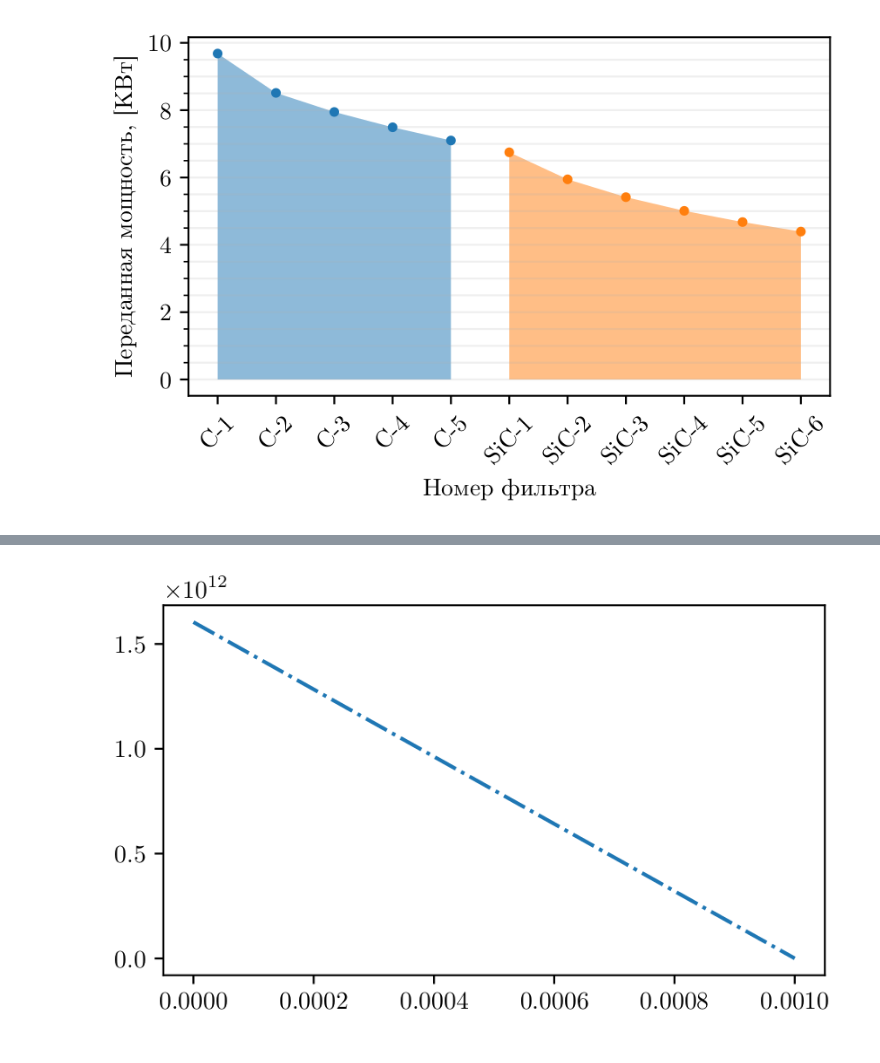
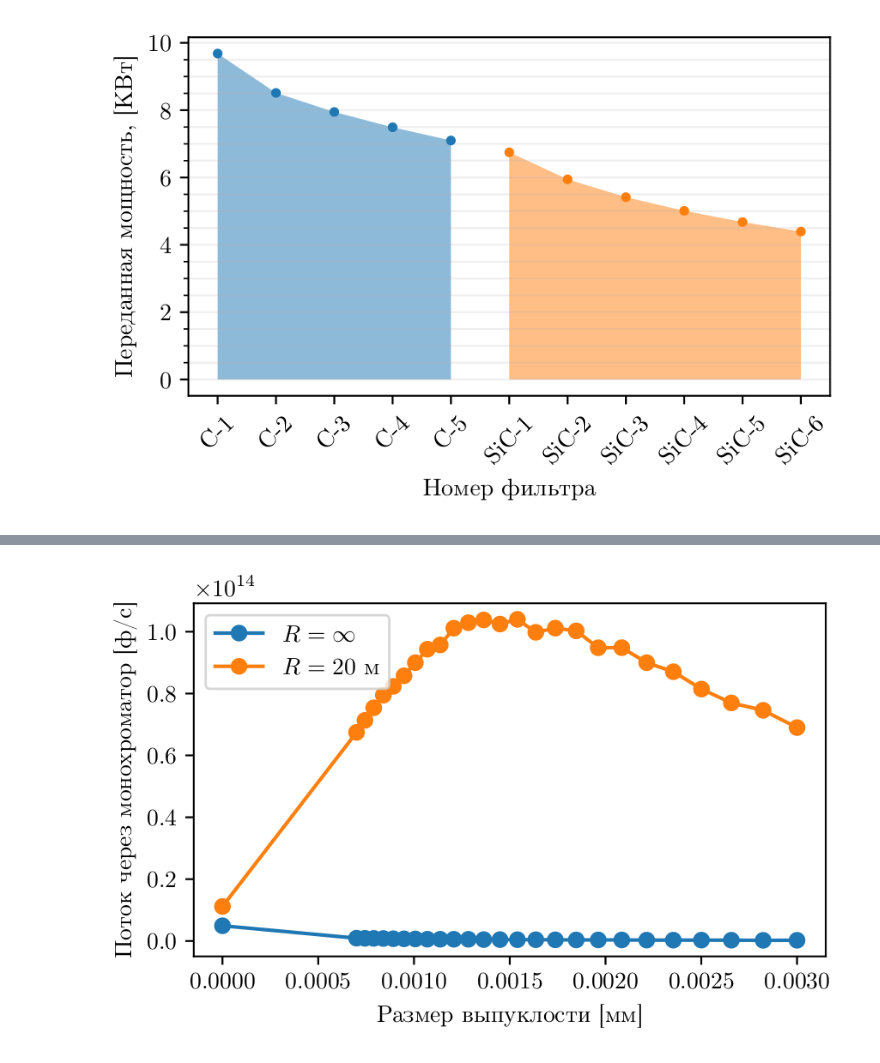
Before and after one commit to glebdovzhenko/skif-xrt, a Jupyter notebook: notebooks/dcd_paper_1.ipynb, the cells around one changed output, grey strips where cells are left out. Cells and saved outputs as stored; diff of their text form; code cells hidden in the pictures.

```diff
--- a/notebooks/dcd_paper_1.ipynb
+++ b/notebooks/dcd_paper_1.ipynb
@@ -973,24 +1015,46 @@ fig
 # %%
-dd = os.path.join(os.getenv('BASE_DIR'), 'datasets', 'skif15', 'bump_size_1')
+dd = os.path.join(os.getenv('BASE_DIR'), 'datasets', 'skif15', 'bump_size_flat')
 
 bump_ampl, flux = [], []
 for f_name in os.listdir(dd):
     m = re.match(r'ES-XZ-(?P<kev>\d+)keV-(?P<bumpampl>[\d\.-]+).pickle', f_name)
     if m is None:
         continue
 
     with open(os.path.join(dd, f_name), 'rb') as f:
         data = pickle.load(f)
         bump_ampl.append(float(m.groups()[1]))
         flux.append(data.flux)
 
 bump_ampl, flux = np.array(bump_ampl), np.array(flux)
 ii = np.argsort(bump_ampl)
 bump_ampl, flux = bump_ampl[ii], flux[ii]
 
+dd = os.path.join(os.getenv('BASE_DIR'), 'datasets', 'skif15', 'bump_size_20m')
+
+bump_ampl2, flux2 = [], []
+for f_name in os.listdir(dd):
+    m = re.match(r'ES-XZ-(?P<kev>\d+)keV-(?P<bumpampl>[\d\.-]+).pickle', f_name)
+    if m is None:
+        continue
+
+    with open(os.path.join(dd, f_name), 'rb') as f:
+        data = pickle.load(f)
+        bump_ampl2.append(float(m.groups()[1]))
+        flux2.append(data.flux)
+
+bump_ampl2, flux2 = np.array(bump_ampl2), np.array(flux2)
+ii = np.argsort(bump_ampl2)
+bump_ampl2, flux2 = bump_ampl2[ii], flux2[ii]
+
 plt.close(fig)
 fig, axes = plt.subplots()
-axes.plot(bump_ampl, flux, '-.')
+axes.plot(bump_ampl, flux, '-o', label='$R = \infty$')
+axes.plot(bump_ampl2, flux2, '-o', label='$R = 20$ м')
+axes.set_xlabel('Размер выпуклости [мм]')
+axes.set_ylabel('Поток через монохроматор [ф/с]')
+plt.legend()
+
 fig
 # %% [output]
-[figure, old version]
+[figure, new version]
```
Also changed, not shown: parts of 9 cells of this notebook, 13 other files.
